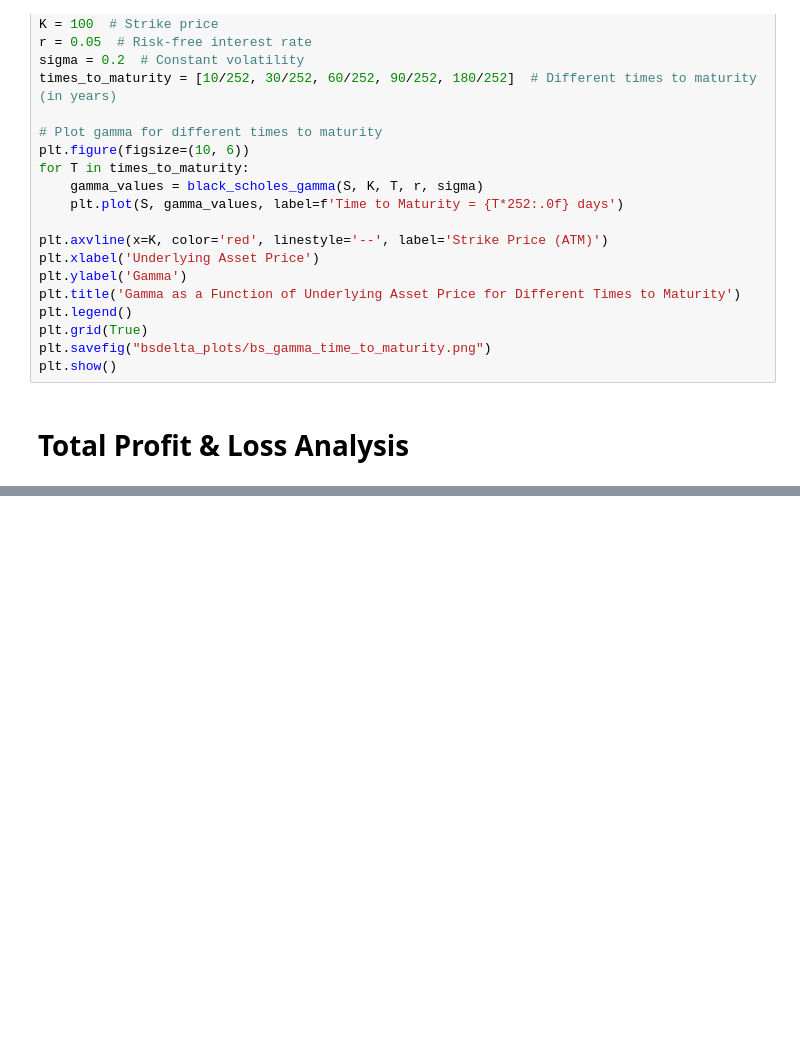
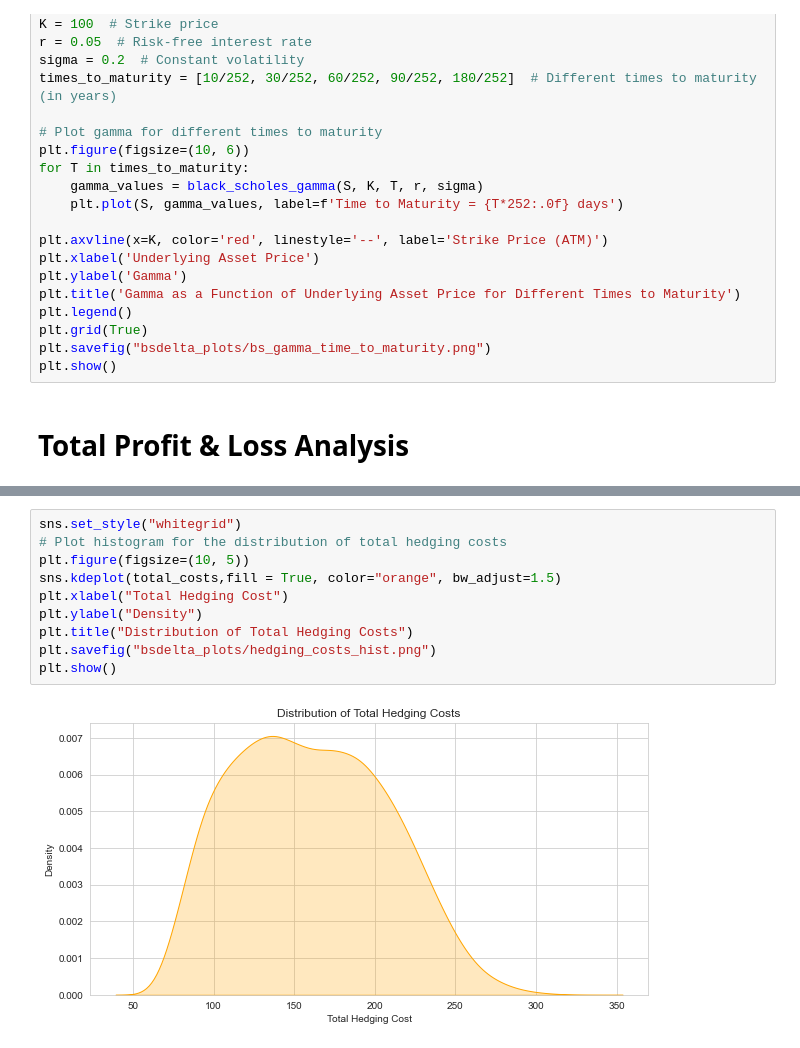
Before and after one commit to Lambulani/rl-hedge-2019, a Jupyter notebook: bs_delta_eda.ipynb, the cells around one changed output, grey strips where cells are left out. Drawn from its saved outputs; the diff is of its cells as text; blank space fills up the shorter version.

```diff
--- a/bs_delta_eda.ipynb
+++ b/bs_delta_eda.ipynb
@@ -347,6 +344,18 @@ total_pnl = np.sum(pi_t, axis = 1)
 1. generate asset price paths
 2. generate BS price and delta
 simulation done!
+# %%
+sns.set_style("whitegrid")
+# Plot histogram for the distribution of total hedging costs
+plt.figure(figsize=(10, 5))
+sns.kdeplot(total_costs,fill = True, color="orange", bw_adjust=1.5)
+plt.xlabel("Total Hedging Cost")
+plt.ylabel("Density")
+plt.title("Distribution of Total Hedging Costs")
+plt.savefig("bsdelta_plots/hedging_costs_hist.png")
+plt.show()
+# %% [output]
+[figure, added]
 # %%
 sns.set_style("whitegrid")
 # Plot histogram for the distribution of total hedging costs
```
Also changed, not shown: parts of 12 cells of this notebook, 10 other files.
